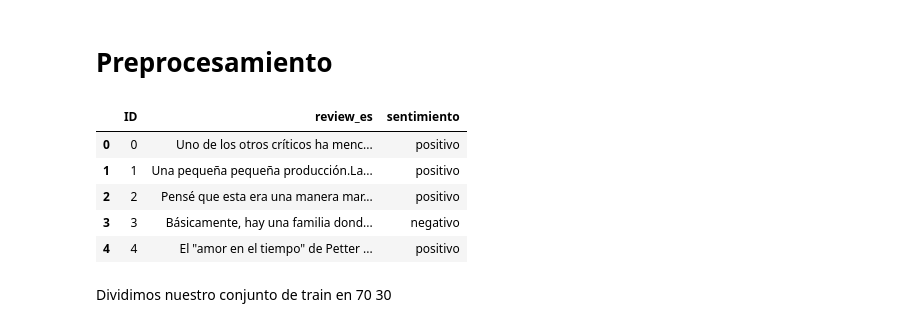
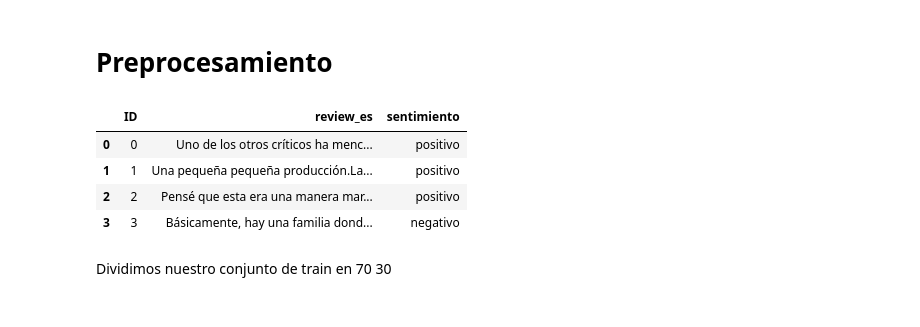
Before and after one commit to franmazzaro/7506R-2C2023-GRUPO39, a Jupyter notebook: 7506R_TP2_GRUPO39_CHP1_ENTREGA.ipynb, the cells around one changed output. Saved outputs shown, nothing was run; the diff lists cells and outputs as text; code cells hidden in the pictures.

```diff
--- a/7506R_TP2_GRUPO39_CHP1_ENTREGA.ipynb
+++ b/7506R_TP2_GRUPO39_CHP1_ENTREGA.ipynb
@@ -17,11 +24,3 @@ from sklearn.metrics import confusion_matrix, accuracy_score, precision_score
 # %%
 df_criticas = pd.read_csv('/content/sample_data/train.csv')
 df_criticas_test = pd.read_csv('/content/sample_data/test.csv')
-df_criticas.head(5)
-# %% [output]
-|  | ID | review_es | sentimiento |
-| 0 | 0 | Uno de los otros críticos ha menc... | positivo |
-| 1 | 1 | Una pequeña pequeña producción.La... | positivo |
-| 2 | 2 | Pensé que esta era una manera mar... | positivo |
-| 3 | 3 | Básicamente, hay una familia dond... | negativo |
-| 4 | 4 | El "amor en el tiempo" de Petter ... | positivo |
@@ -28,3 +39,11 @@ df_criticas.head(5)
+# %%
+df_criticas.head(4)
+# %% [output]
+|  | ID | review_es | sentimiento |
+| 0 | 0 | Uno de los otros críticos ha menc... | positivo |
+| 1 | 1 | Una pequeña pequeña producción.La... | positivo |
+| 2 | 2 | Pensé que esta era una manera mar... | positivo |
+| 3 | 3 | Básicamente, hay una familia dond... | negativo |
 # %% [markdown]
 Dividimos nuestro conjunto de train en 70 30
 # %%
```
Also changed, not shown: parts of 17 cells of this notebook.
